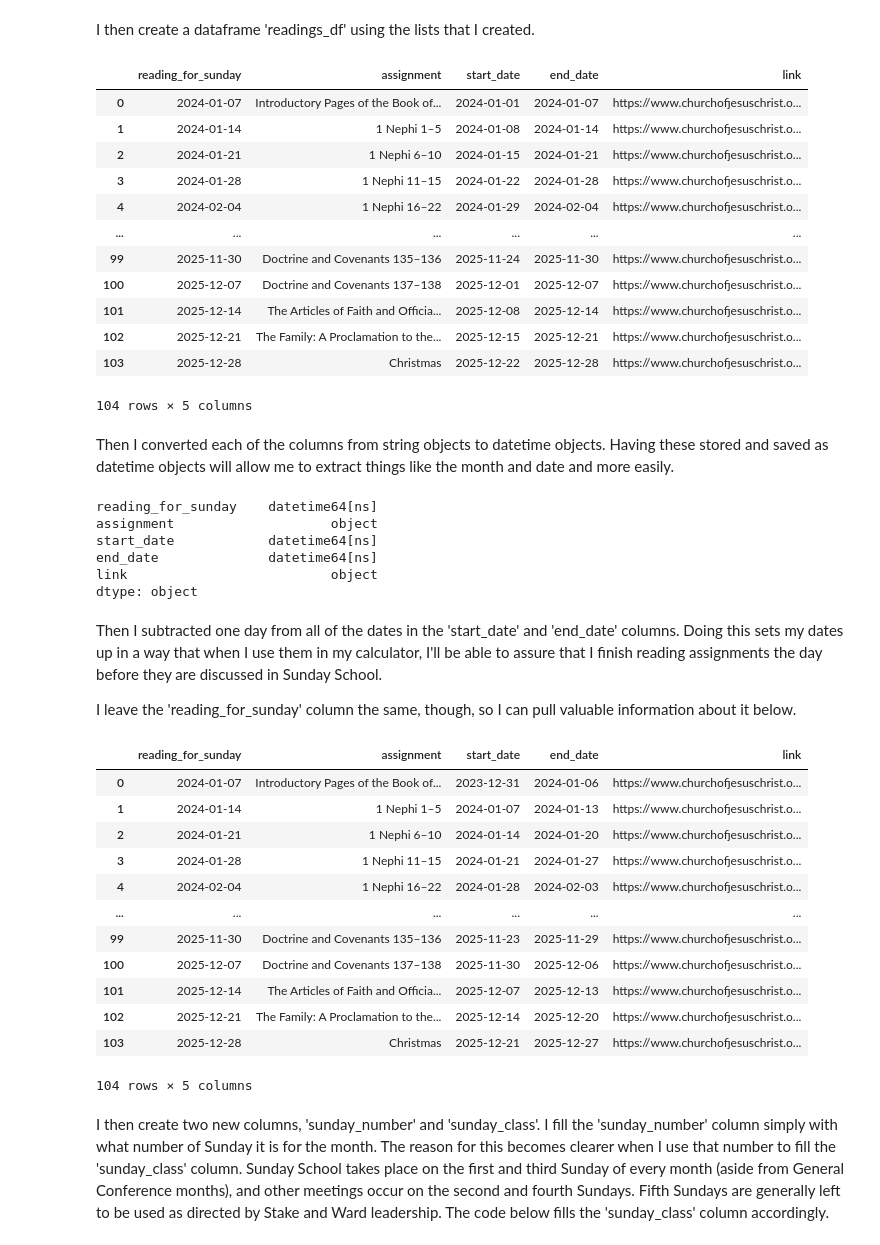
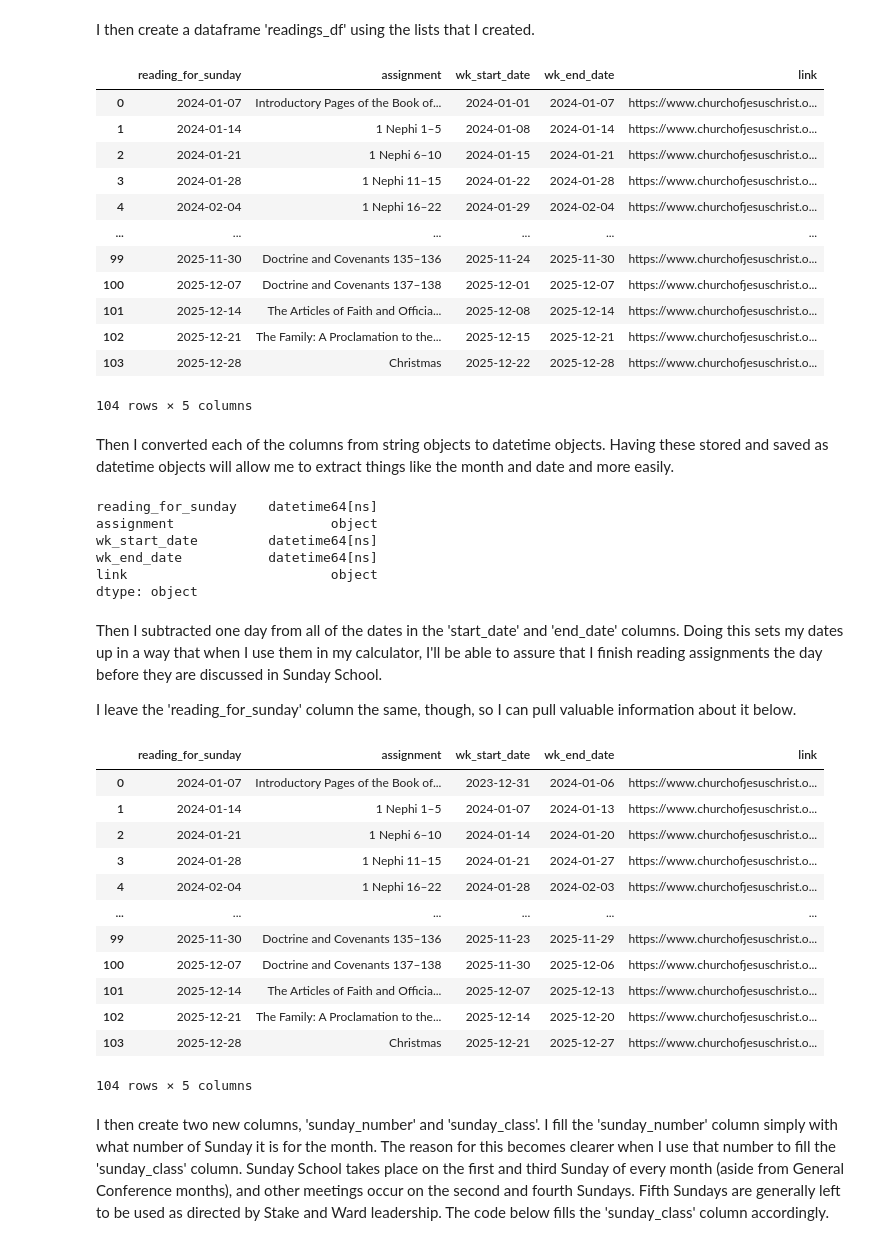
Before and after one commit to bfranx62/come-follow-me-breakdown-builder, a Jupyter notebook: Dates Webscraping Notebook.ipynb, the cells around one changed output. Cells and saved outputs as stored; diff of their text form; code cells hidden in the pictures.

```diff
--- a/Dates Webscraping Notebook.ipynb
+++ b/Dates Webscraping Notebook.ipynb
@@ -129,15 +129,15 @@ I then create a dataframe 'readings_df' using the lists that I created.
 # %%
 readings_df = pd.DataFrame({
     'reading_for_sunday': sunday_dates,
     'assignment': assignments,
-    'start_date': start_dates,
-    'end_date': end_dates,
+    'wk_start_date': start_dates,
+    'wk_end_date': end_dates,
     'link': links
 })
 
 readings_df
 # %% [output]
-|  | reading_for_sunday | assignment | start_date | end_date | link |
+|  | reading_for_sunday | assignment | wk_start_date | wk_end_date | link |
 | 0 | 2024-01-07 | Introductory Pages of the Book of... | 2024-01-01 | 2024-01-07 | https://www.churchofjesuschrist.o... |
 | 1 | 2024-01-14 | 1 Nephi 1–5 | 2024-01-08 | 2024-01-14 | https://www.churchofjesuschrist.o... |
 | 2 | 2024-01-21 | 1 Nephi 6–10 | 2024-01-15 | 2024-01-21 | https://www.churchofjesuschrist.o... |
@@ -153,16 +153,16 @@ readings_df
 # %% [markdown]
 Then I converted each of the columns from string objects to datetime objects. Having these stored and saved as datetime objects will allow me to extract things like the month and date and more easily.
 # %%
-readings_df['start_date'] = pd.to_datetime(readings_df.start_date, format='%Y-%m-%d')
-readings_df['end_date'] = pd.to_datetime(readings_df.end_date,format='%Y-%m-%d')
+readings_df['wk_start_date'] = pd.to_datetime(readings_df.wk_start_date, format='%Y-%m-%d')
+readings_df['wk_end_date'] = pd.to_datetime(readings_df.wk_end_date,format='%Y-%m-%d')
 readings_df['reading_for_sunday'] = pd.to_datetime(readings_df.reading_for_sunday, format='%Y-%m-%d')
 
 readings_df.dtypes
 # %% [output]
 reading_for_sunday    datetime64[ns]
 assignment                    object
-start_date            datetime64[ns]
-end_date              datetime64[ns]
+wk_start_date         datetime64[ns]
+wk_end_date           datetime64[ns]
 link                          object
 dtype: object
 # %% [markdown]
@@ -170,12 +170,12 @@ Then I subtracted one day from all of the dates in the 'start_date' and 'end_dat
 
 I leave the 'reading_for_sunday' column the same, though, so I can pull valuable information about it below.
 # %%
-readings_df['start_date'] = readings_df['start_date'] - timedelta(days=1)
-readings_df['end_date'] = readings_df['end_date'] - timedelta(days=1)
+readings_df['wk_start_date'] = readings_df['wk_start_date'] - timedelta(days=1)
+readings_df['wk_end_date'] = readings_df['wk_end_date'] - timedelta(days=1)
 
 readings_df
 # %% [output]
-|  | reading_for_sunday | assignment | start_date | end_date | link |
+|  | reading_for_sunday | assignment | wk_start_date | wk_end_date | link |
 | 0 | 2024-01-07 | Introductory Pages of the Book of... | 2023-12-31 | 2024-01-06 | https://www.churchofjesuschrist.o... |
 | 1 | 2024-01-14 | 1 Nephi 1–5 | 2024-01-07 | 2024-01-13 | https://www.churchofjesuschrist.o... |
 | 2 | 2024-01-21 | 1 Nephi 6–10 | 2024-01-14 | 2024-01-20 | https://www.churchofjesuschrist.o... |
```
Also changed, not shown: parts of 22 cells of this notebook.
